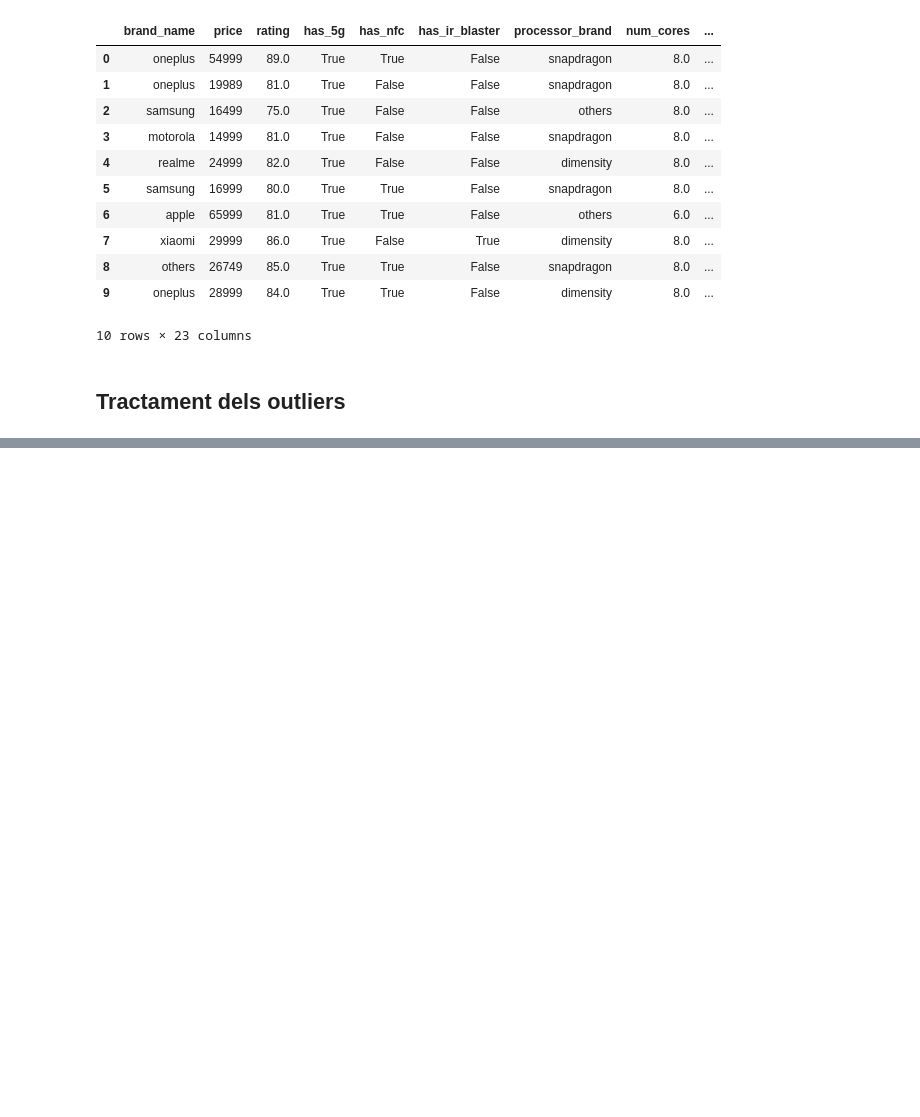
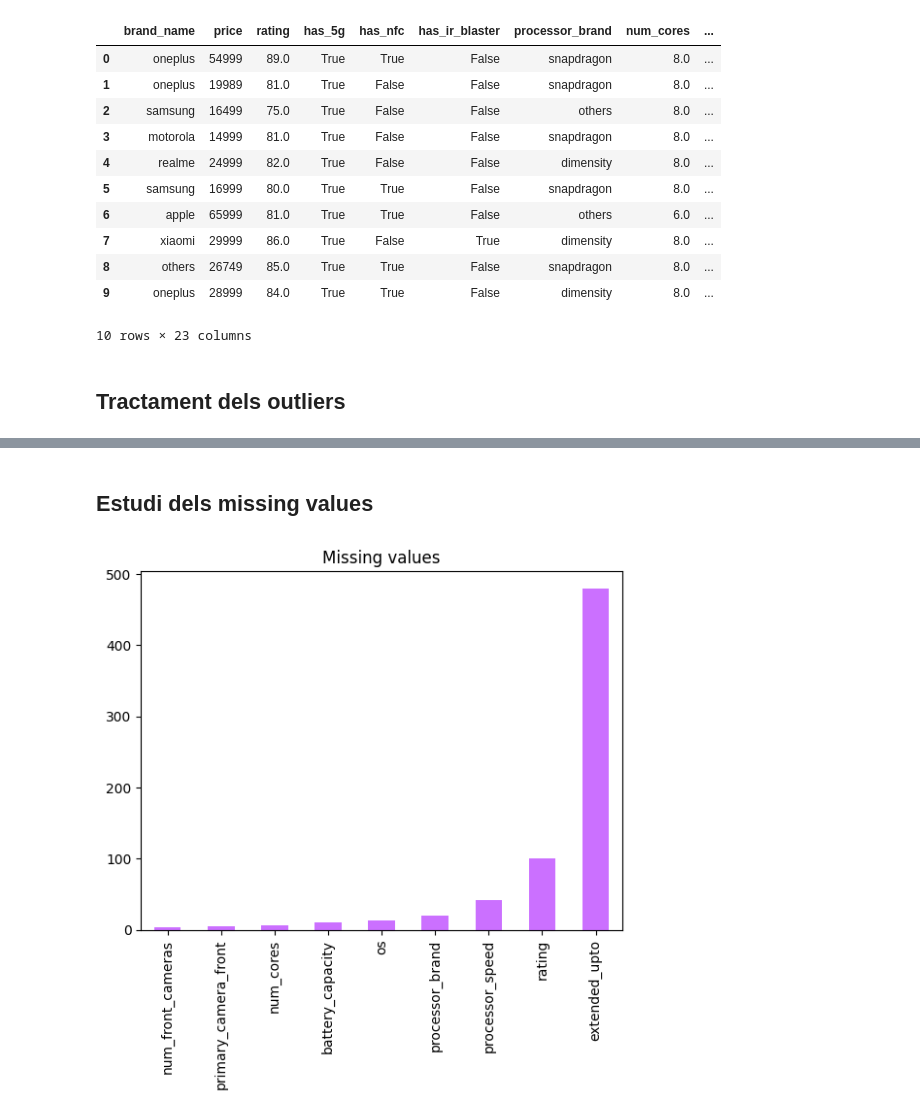
Before and after one commit to Nifel13/Smartphone-predictor, a Jupyter notebook: esmarfon_predict.ipynb, the cells around one changed output, grey strips where cells are left out. Saved outputs shown, nothing was run; the diff lists cells and outputs as text; code cells hidden in the pictures; blank space fills up the shorter version.

```diff
--- a/esmarfon_predict.ipynb
+++ b/esmarfon_predict.ipynb
@@ -241,0 +262,12 @@ plt.show()
+# %% [markdown]
+## Estudi dels missing values
+# %%
+# plot with the missing values
+missing = data2.isna().sum()
+missing = missing[missing > 0]
+missing.sort_values(inplace=True)
+missing.plot.bar(color="#cb70ff")
+plt.title("Missing values")
+plt.show()
+# %% [output]
+[figure, added]
```
Also changed, not shown: parts of 15 cells of this notebook.
